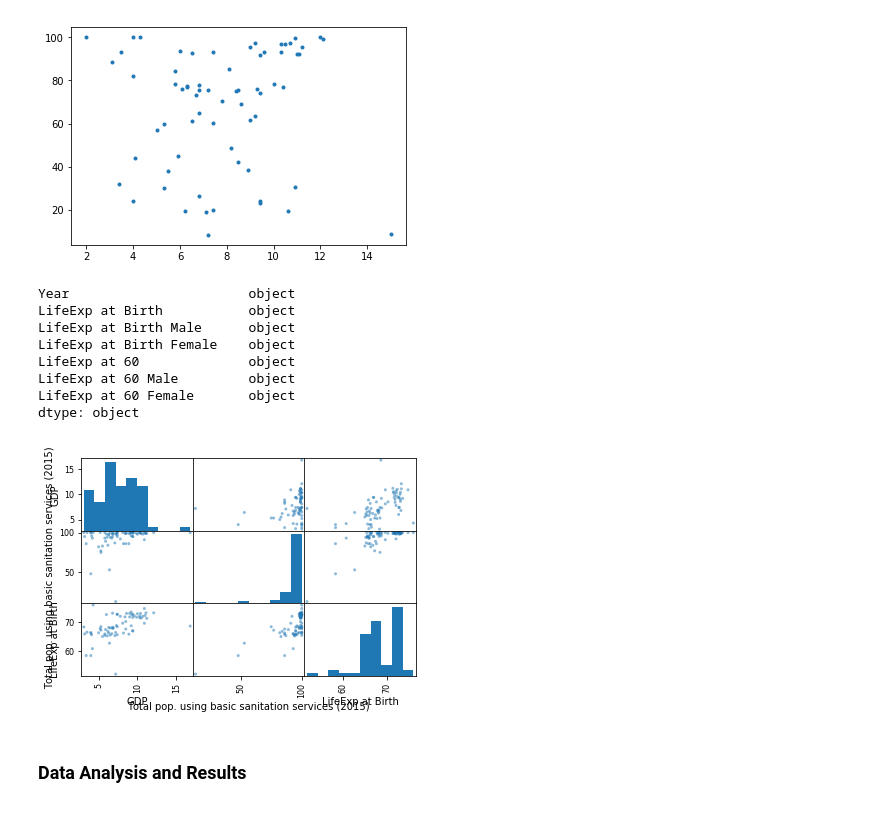
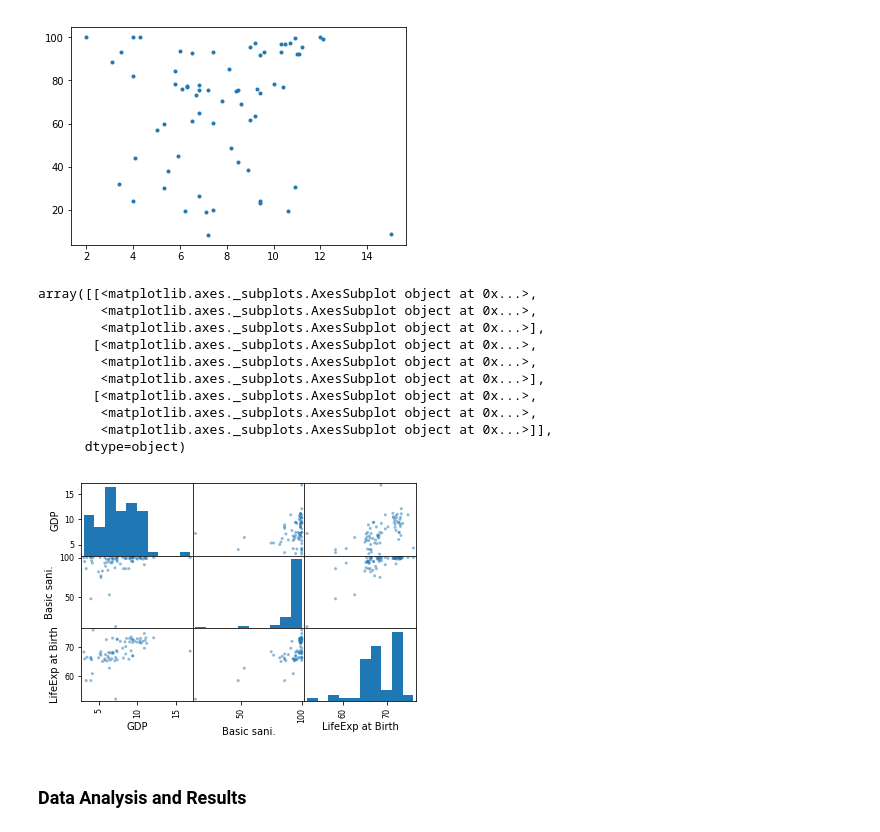
Before and after one commit to debbievo/COGS108_Repo, a Jupyter notebook: FinalProject.ipynb, the cells around one changed output. Drawn from its saved outputs; the diff is of its cells as text; code cells hidden in the pictures.

Commit message:
Split cells, cleaned sani. title

```diff
--- a/FinalProject.ipynb
+++ b/FinalProject.ipynb
@@ -182,14 +240,14 @@ gdp_safeSani_LifeExp = pd.merge(gdp_safeSani, LifeExp,  on='Country')
 # %%
 #convert dtypes
 
-gdp_safeSani[['GDP', 'Total pop. using basic sanitation services (2015)', 'Total pop. using safely managed sanitation services (2015)']] = gdp_safeSani[['GDP', 'Total pop. using basic sanitation services (2015)', 'Total pop. using safely managed sanitation services (2015)']].apply(pd.to_numeric)
+gdp_safeSani[['GDP', 'Basic sani.', 'Safe sani.']] = gdp_safeSani[['GDP', 'Basic sani.', 'Safe sani.']].apply(pd.to_numeric)
 
 gdp_LifeExp[['GDP', 'Year', 'LifeExp at Birth', 'LifeExp at Birth Male', 'LifeExp at Birth Female', 'LifeExp at 60', 'LifeExp at 60 Male', 'LifeExp at 60 Female']] = gdp_LifeExp[['GDP', 'Year', 'LifeExp at Birth', 'LifeExp at Birth Male', 'LifeExp at Birth Female', 'LifeExp at 60', 'LifeExp at 60 Male', 'LifeExp at 60 Female']].apply(pd.to_numeric)
 
 gdp_impSani[['GDP', 'Improved Sanitation']] = gdp_impSani[['GDP', 'Improved Sanitation']].apply(pd.to_numeric)
 
 gdp_safeSani_LifeExp[['GDP']] = gdp_safeSani_LifeExp[['GDP']].apply(pd.to_numeric)
-gdp_safeSani_LifeExp[['Total pop. using basic sanitation services (2015)']] = gdp_safeSani_LifeExp[['Total pop. using basic sanitation services (2015)']].apply(pd.to_numeric)
+gdp_safeSani_LifeExp[['Basic sani.']] = gdp_safeSani_LifeExp[['Basic sani.']].apply(pd.to_numeric)
 gdp_safeSani_LifeExp[['LifeExp at Birth']] = gdp_safeSani_LifeExp[['LifeExp at Birth']].apply(pd.to_numeric)
 # %%
 #GDP vs Life Expectency
@@ -214,17 +272,19 @@ plt.plot(gdp_impSani['GDP'], gdp_impSani['Improved Sanitation'], '.')
 [figure]
 # %%
 
-pd.plotting.scatter_matrix(gdp_safeSani_LifeExp[['GDP', 'Total pop. using basic sanitation services (2015)', 'LifeExp at Birth']])
+pd.plotting.scatter_matrix(gdp_safeSani_LifeExp[['GDP', 'Basic sani.', 'LifeExp at Birth']])
 # %% [output]
-Year                       object
-LifeExp at Birth           object
-LifeExp at Birth Male      object
-LifeExp at Birth Female    object
-LifeExp at 60              object
-LifeExp at 60 Male         object
-LifeExp at 60 Female       object
-dtype: object
+array([[<matplotlib.axes._subplots.AxesSubplot object at 0x...>,
+        <matplotlib.axes._subplots.AxesSubplot object at 0x...>,
+        <matplotlib.axes._subplots.AxesSubplot object at 0x...>],
+       [<matplotlib.axes._subplots.AxesSubplot object at 0x...>,
+        <matplotlib.axes._subplots.AxesSubplot object at 0x...>,
+        <matplotlib.axes._subplots.AxesSubplot object at 0x...>],
+       [<matplotlib.axes._subplots.AxesSubplot object at 0x...>,
+        <matplotlib.axes._subplots.AxesSubplot object at 0x...>,
+        <matplotlib.axes._subplots.AxesSubplot object at 0x...>]],
+      dtype=object)
-[figure, old version]
+[figure, new version]
 # %% [markdown]
 ### Data Analysis and Results
 # %% [markdown]
```
Also changed, not shown: parts of 5 cells of this notebook.
